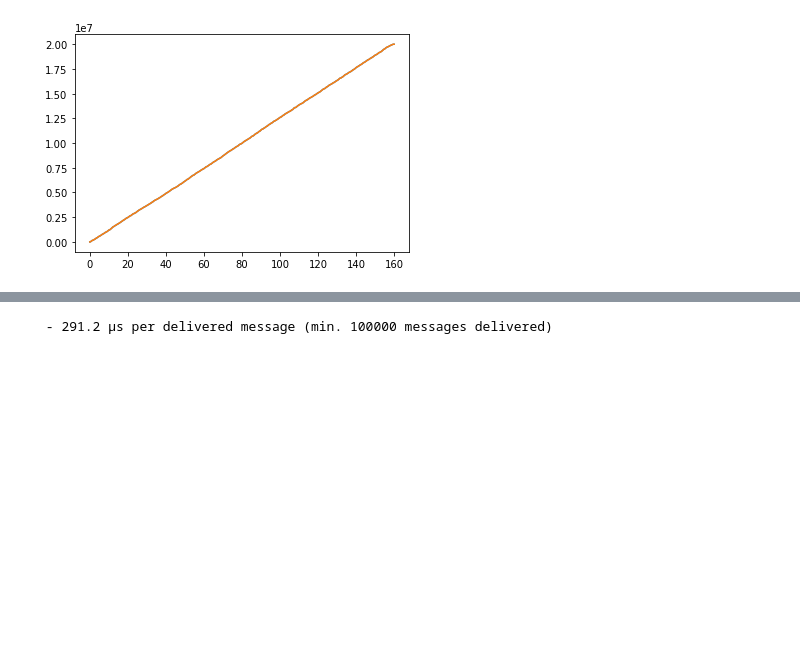
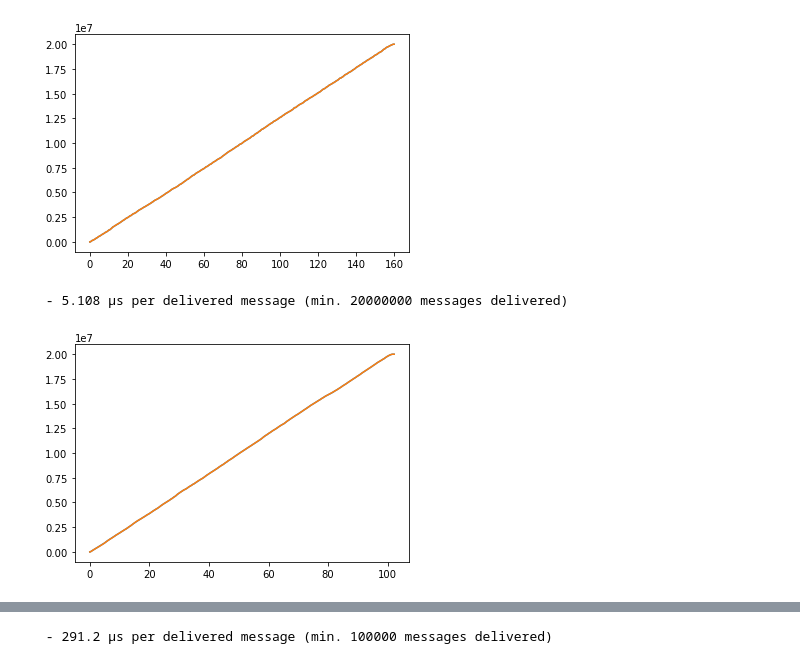
Before and after one commit to robinmamie/distributed-algorithms, a Jupyter notebook: timings.ipynb, the cells around one changed output, grey strips where cells are left out. Drawn from its saved outputs; the diff is of its cells as text; code cells hidden in the pictures; blank space fills up the shorter version.

```diff
--- a/timings.ipynb
+++ b/timings.ipynb
@@ -57,3 +57,9 @@ graph(2)
 # %% [output]
  - 7.993 µs per delivered message (min. 20000000 messages delivered)
 [figure]
+# %%
+#2020-11-07
+graph(2)
+# %% [output]
+ - 5.108 µs per delivered message (min. 20000000 messages delivered)
+[figure, added]
```
Also changed, not shown: parts of 15 cells of this notebook, 20 other files.
